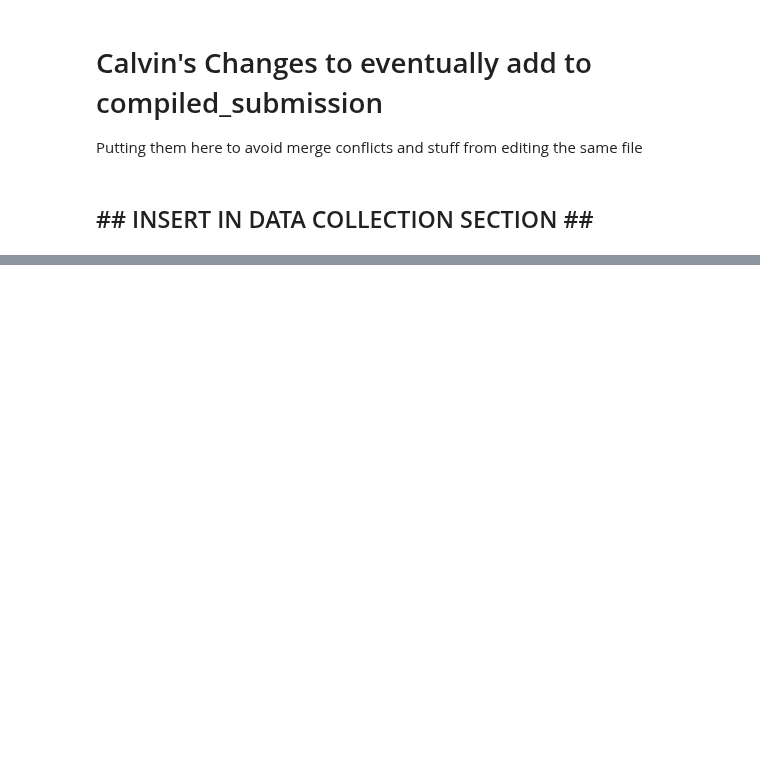
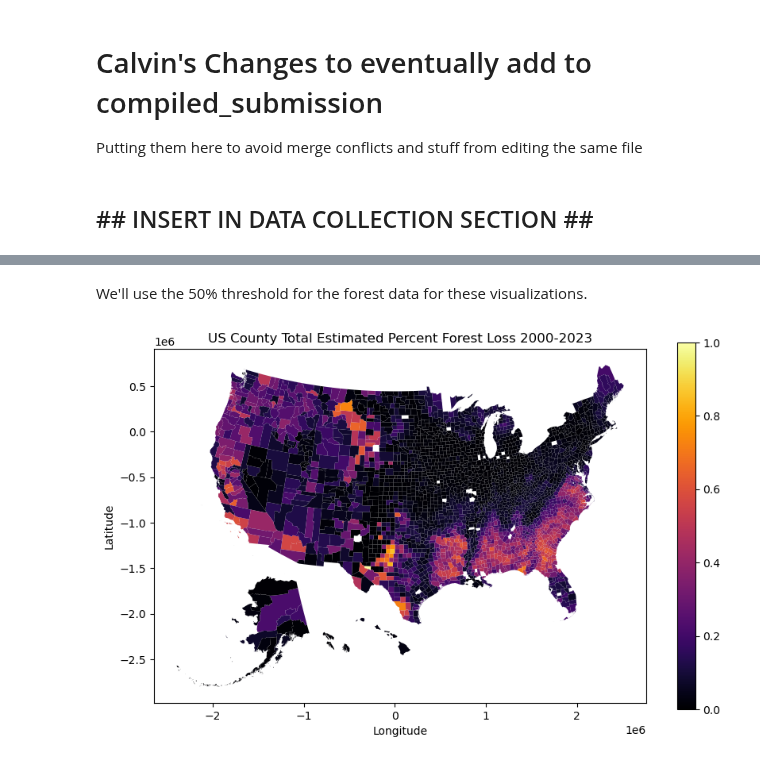
Before and after one commit to Calvin-Davis/CMSC320-FinalProject-Birds, a Jupyter notebook: Code/calvin.ipynb, the cells around one changed output, grey strips where cells are left out. Saved outputs shown, nothing was run; the diff lists cells and outputs as text; code cells hidden in the pictures; blank space fills up the shorter version.

```diff
--- a/Code/calvin.ipynb
+++ b/Code/calvin.ipynb
@@ -1,6 +1,14 @@
 # %% [markdown]
 # Calvin's Changes to eventually add to compiled_submission
 Putting them here to avoid merge conflicts and stuff from editing the same file
+# %%
+# These are already in the doc, don't add them again
+import pandas as pd
+import os
+import geopandas as gpd
+import matplotlib.pyplot as plt
+
+current_dir = os.getcwd()
 # %% [markdown]
 ## \#\# INSERT IN DATA COLLECTION SECTION \#\#
 # %% [markdown]
@@ -17,0 +268,3 @@ Download this dataset (us_county.tar.xz) from this GitHub repository at this lin
+# %%
+counties = gpd.read_file(os.path.join(current_dir, '..', 'SharedData', 'Counties2', 'us_county.shp')).rename(columns={"GEOID": "FIPS"})
+counties.head()
@@ -17,0 +278,19 @@ Download this dataset (us_county.tar.xz) from this GitHub repository at this lin
+# %% [markdown]
+We'll use the 50% threshold for the forest data for these visualizations.
+# %%
+# Bring in forest data
+forest = pd.read_csv(os.path.join(current_dir, "..", "Data", "Deforestation", "Total_Forest_Loss_Threshold_50.csv"), dtype={'FIPS': str})
+
+merged = counties.merge(forest, how="inner", left_on="FIPS", right_on="FIPS")
+
+column_to_plot = 'percent_lost'
+
+# Plot the map
+fig, ax = plt.subplots(1, 1, figsize=(10, 6))
+merged.plot(column=column_to_plot, cmap='inferno', linewidth=0.01, ax=ax, edgecolor='0.8', legend=True)
+plt.title('US County Total Estimated Percent Forest Loss 2000-2023')
+plt.xlabel('Longitude')
+plt.ylabel('Latitude')
+plt.show()
+# %% [output]
+[figure, added]
```
Also changed, not shown: parts of 20 cells of this notebook, 4 other files.
